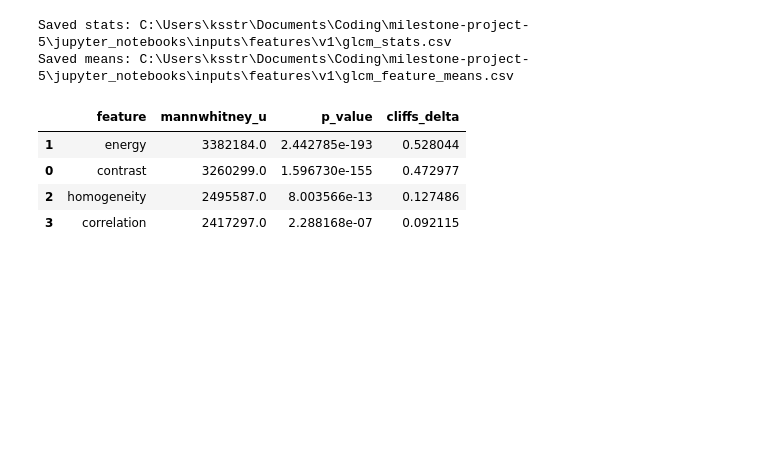
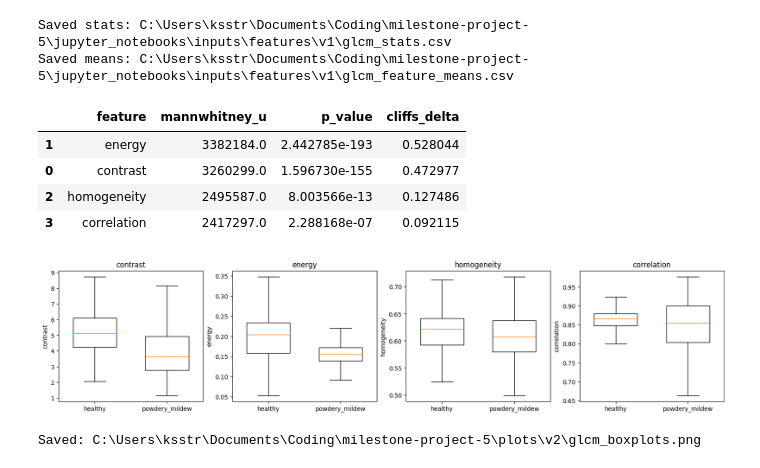
Before and after one commit to ksstrat/milestone-project-5, a Jupyter notebook: jupyter_notebooks/04_hypothesis_h1.ipynb, the cells around one changed output. Drawn from its saved outputs; the diff is of its cells as text; code cells hidden in the pictures; blank space fills up the shorter version.

Commit message:
feat: add per-feature boxplots by class and export to plots/v2 (04_hypothesis_h1)

```diff
--- a/jupyter_notebooks/04_hypothesis_h1.ipynb
+++ b/jupyter_notebooks/04_hypothesis_h1.ipynb
@@ -258,3 +258,63 @@ Saved means: C:\Users\ksstr\Documents\Coding\milestone-project-5\jupyter_noteboo
 | 0 | contrast | 3260299.0 | 1.596730e-155 | 0.472977 |
 | 2 | homogeneity | 2495587.0 | 8.003566e-13 | 0.127486 |
 | 3 | correlation | 2417297.0 | 2.288168e-07 | 0.092115 |
+# %%
+# Boxplots per feature split by class
+import matplotlib.pyplot as plt
+
+# Reuse notebook config if available; otherwise set sensible fallbacks
+try:
+    PLOTS_V2_DIR
+except NameError:
+    PLOTS_V2_DIR = Path("plots") / "v2"
+PLOTS_V2_DIR.mkdir(parents=True, exist_ok=True)
+
+# Load features table if not already in memory
+try:
+    df_glcm
+except NameError:
+    df_glcm = pd.read_csv(Path("inputs") / "features" / "v1" / "glcm_features.csv")
+
+# Determine feature columns (exclude non-feature fields)
+candidate_exclude = {"label", "filepath", "class", "image", "id"}
+FEATURES = [c for c in df_glcm.columns if c not in candidate_exclude]
+
+assert "label" in df_glcm.columns, "Expected 'label' column not found in GLCM features."
+
+# Build a compact grid of boxplots
+n_feats = len(FEATURES)
+cols = min(4, n_feats)
+rows = (n_feats + cols - 1) // cols
+
+fig, axes = plt.subplots(rows, cols, figsize=(4 * cols, 3.6 * rows), constrained_layout=True)
+if not isinstance(axes, (list, np.ndarray)):
+    axes = [axes]
+axes = axes.flatten()
+
+for ax, feat in zip(axes, FEATURES):
+    # Gather data per class
+    vals_healthy = df_glcm.loc[df_glcm["label"] == "healthy", feat].dropna()
+    vals_mildew  = df_glcm.loc[df_glcm["label"] == "powdery_mildew", feat].dropna()
+
+    ax.boxplot(
+        [vals_healthy.values, vals_mildew.values],
+        labels=["healthy", "powdery_mildew"],
+        showfliers=False,
+        widths=0.6,
+    )
+    ax.set_title(feat)
+    ax.set_xlabel("")
+    ax.set_ylabel(feat)
+
+# Hide any unused axes
+for j in range(len(FEATURES), len(axes)):
+    fig.delaxes(axes[j])
+
+out_plot = PLOTS_V2_DIR / "glcm_boxplots.png"
+fig.savefig(out_plot, dpi=150, bbox_inches="tight", pad_inches=0.2)
+plt.show()
+plt.close(fig)
+print("Saved:", out_plot.resolve())
+# %% [output]
+[figure, added]
+Saved: C:\Users\ksstr\Documents\Coding\milestone-project-5\plots\v2\glcm_boxplots.png
```
Also changed, not shown: 1 other file.
